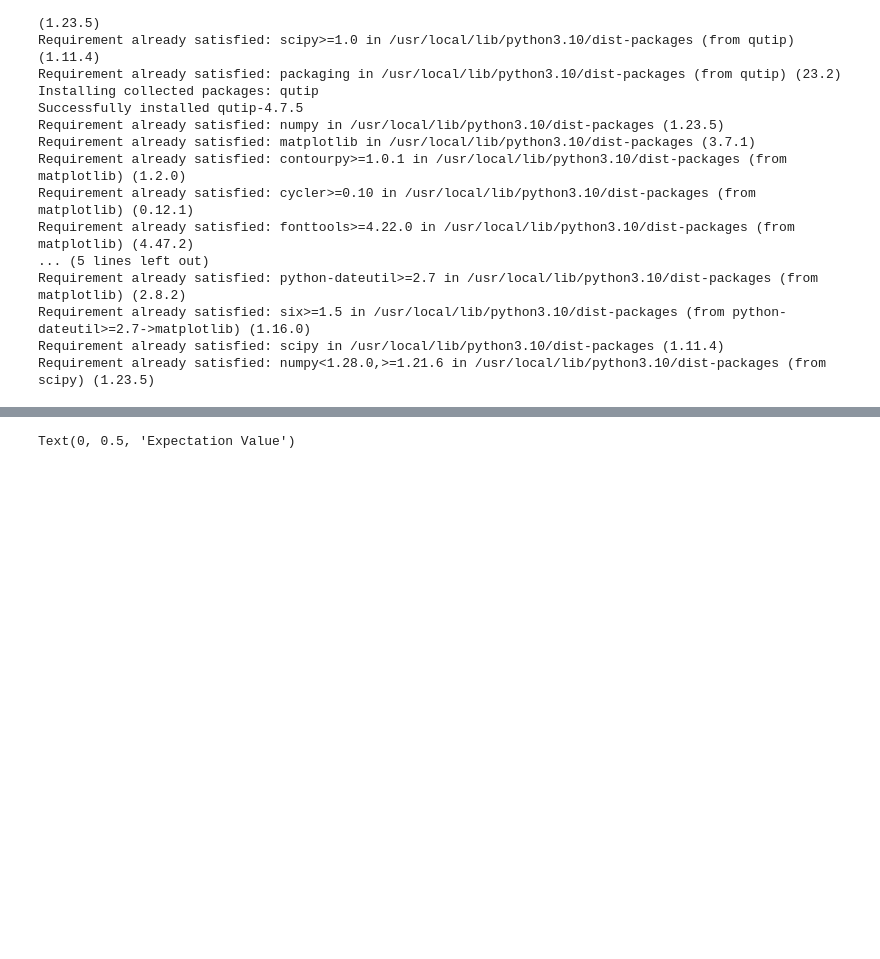
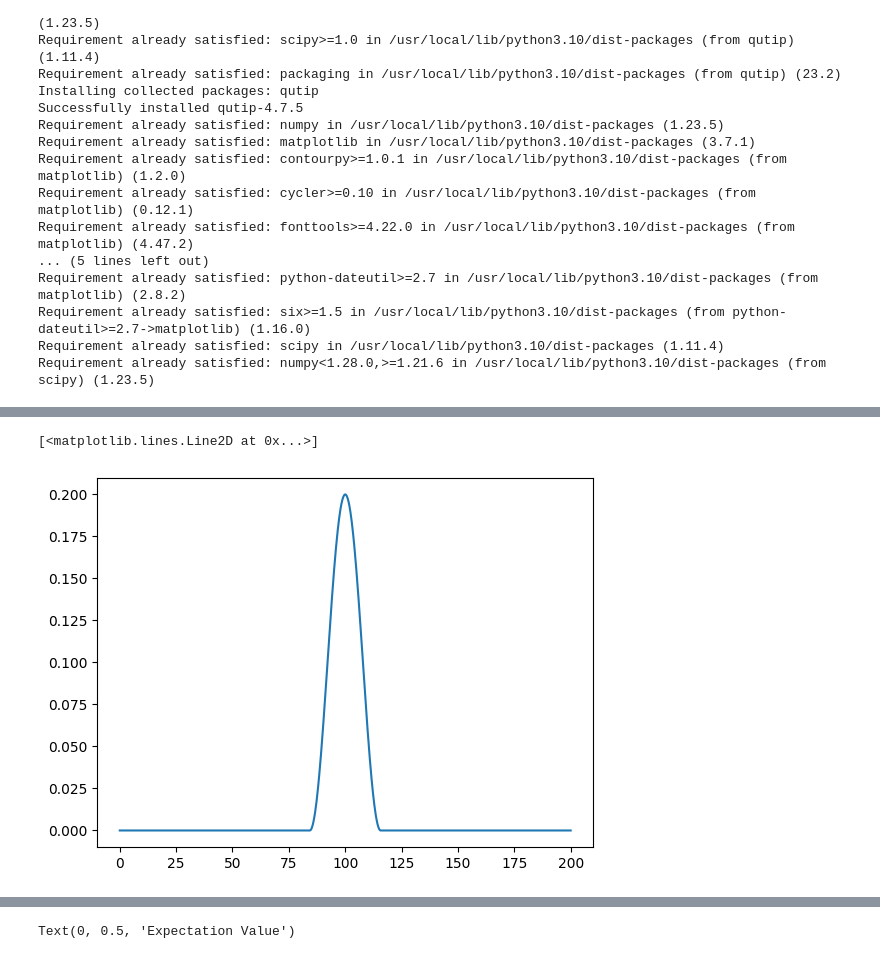
Before and after one commit to BrainConnection/Dynamical_Decoupling_Project, a Jupyter notebook: Project Dynamic Decoupling/CP CPMG UDD Practice.ipynb, the cells around one changed output, grey strips where cells are left out. Cells and saved outputs as stored; diff of their text form; code cells hidden in the pictures; blank space fills up the shorter version.

```diff
--- a/Project Dynamic Decoupling/CP CPMG UDD Practice.ipynb
+++ b/Project Dynamic Decoupling/CP CPMG UDD Practice.ipynb
@@ -169,0 +65,21 @@ tlist = np.linspace(0, 0.3, 10000)
+# %%
+# single pi & half pi cosine pulse for drive
+
+def Pi_Cosine(t, args, T_cent):
+
+    A = args['A']
+
+    return (A + A * np.cos(2*A*(t-T_cent))) * (t > T_cent-np.pi/(2*A)) * (t < T_cent+np.pi/(2*A))
+
+def Half_Pi_Cosine(t, args, T_cent):
+
+    A = args['A']
+
+    return (A + A * np.cos(4*A*(t-T_cent))) * (t > T_cent-np.pi/(4*A)) * (t < T_cent+np.pi/(4*A))
+# %%
+tlist = np.linspace(0, 200, 1000)
+plt.figure()
+plt.plot(tlist, Pi_Cosine(tlist, {'A': 0.1}, 100))
+# %% [output]
+[<matplotlib.lines.Line2D at 0x...>]
+[figure, added]
```
Also changed, not shown: parts of 75 cells of this notebook.
